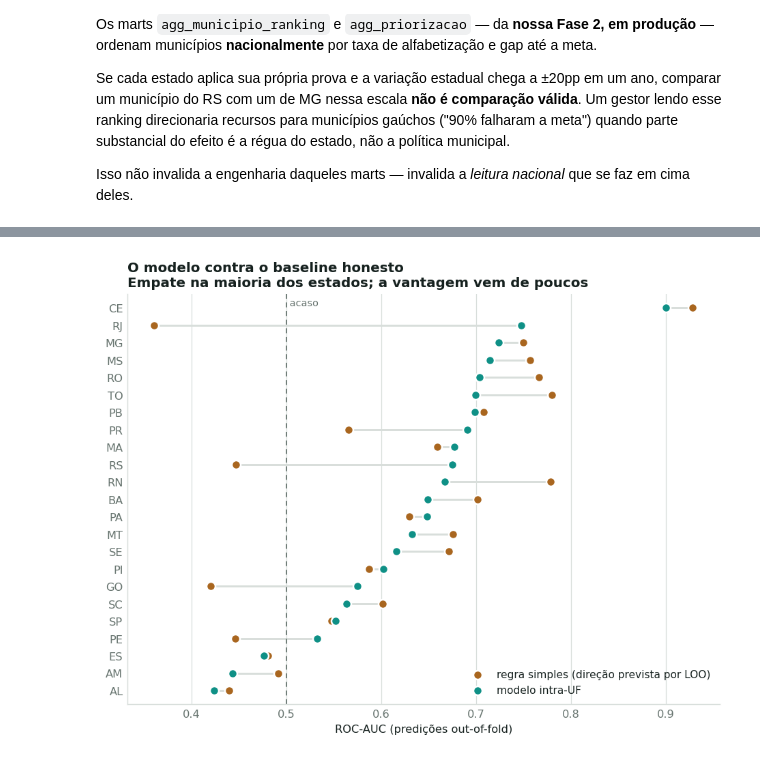
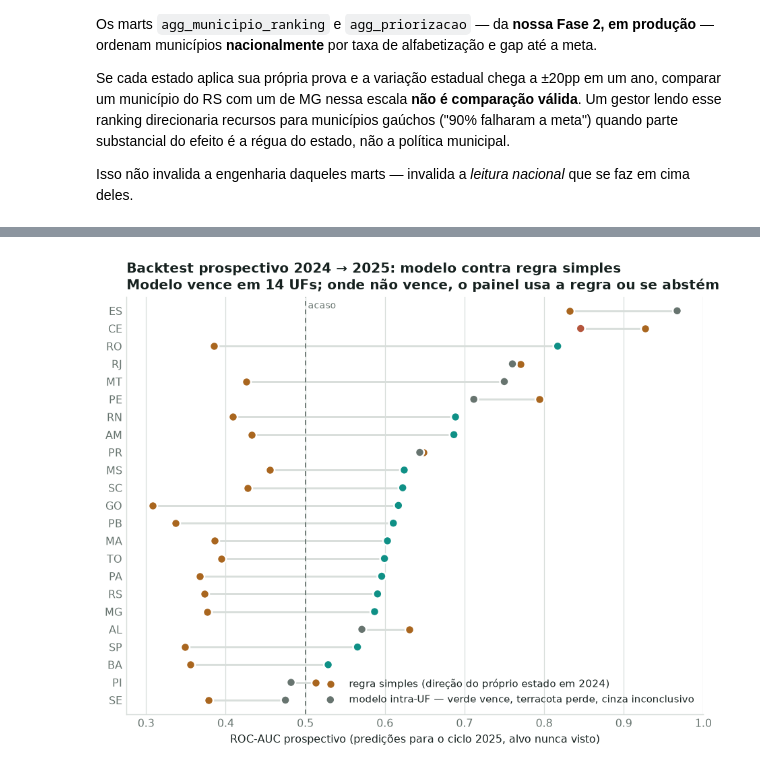
Before and after one commit to luizmaibashi/painel-alfabetizacao-cgu, a Jupyter notebook: notebooks/01_analise_completa.ipynb, the cells around one changed output, grey strips where cells are left out. Drawn from its saved outputs; the diff is of its cells as text; code cells hidden in the pictures.

```diff
--- a/notebooks/01_analise_completa.ipynb
+++ b/notebooks/01_analise_completa.ipynb
@@ -324,49 +345,69 @@ frequência.
 # %%
-rk = carregar("ranking_intra_uf.json")
-met = pd.DataFrame(rk["metricas_por_uf"]).sort_values("auc_modelo")
+bt = carregar("backtest_prospectivo_2025.json")
+rk_full = carregar("ranking_prospectivo_2025.json")
 
-fig, ax = plt.subplots(figsize=(7.2, 5.6))
+# Os dois JSONs saem do mesmo main() do 05_backtest_prospectivo_2025.py.
+# Se um foi regenerado e o outro nao (execucao parcial), o notebook estaria
+# misturando o backtest de um ciclo com o contrato de outro -- trava aqui.
+assert bt["resumo"]["municipios"] == rk_full["resumo"]["municipios"], (
+    "backtest e ranking prospectivo divergem em n de municipios -- regenere os dois")
+assert bt["resumo"]["ufs"] == rk_full["resumo"]["ufs"], (
+    "backtest e ranking prospectivo divergem em n de UFs -- regenere os dois")
+
+met = pd.DataFrame(bt["metricas_por_uf"]).sort_values("auc_modelo")
+
+# .get com fallback: se um ciclo futuro introduzir um veredito novo
+# (ex.: "baseline_vence"), o ponto sai cinza em vez de quebrar o notebook.
+COR_VEREDITO = {"modelo_vence": TEAL, "modelo_perde": TERRACOTA, "inconclusivo": MUTED}
+
+fig, ax = plt.subplots(figsize=(7.2, 5.8))
 y = np.arange(len(met))
 
-# haste ligando os dois valores — o que importa é a DISTÂNCIA entre eles
-for yi, (a, b) in enumerate(zip(met.auc_baseline_honesto, met.auc_modelo)):
+# haste ligando baseline e modelo — o que importa é a DISTÂNCIA entre eles
+for yi, (a, b) in enumerate(zip(met.auc_baseline, met.auc_modelo)):
     ax.plot([a, b], [yi, yi], color=GRID, lw=1.6, zorder=1, solid_capstyle="round")
 
-ax.scatter(met.auc_baseline_honesto, y, s=52, color=AMBAR, zorder=3,
-           label="regra simples (direção prevista por LOO)", edgecolor="white", linewidth=1.4)
-ax.scatter(met.auc_modelo, y, s=52, color=TEAL, zorder=3,
-           label="modelo intra-UF", edgecolor="white", linewidth=1.4)
+ax.scatter(met.auc_baseline, y, s=52, color=AMBAR, zorder=3,
+           label="regra simples (direção do próprio estado em 2024)",
+           edgecolor="white", linewidth=1.4)
+ax.scatter(met.auc_modelo, y, s=52,
+           color=[COR_VEREDITO.get(v, MUTED) for v in met.veredito], zorder=3,
+           label="modelo intra-UF — verde vence, terracota perde, cinza inconclusivo",
+           edgecolor="white", linewidth=1.4)
 
 ax.axvline(0.5, color=MUTED, lw=1, ls=(0, (4, 3)), zorder=2)
-ax.set_ylim(-0.8, len(met) - 0.2)   # folga no topo para o rótulo do acaso
+ax.set_ylim(-0.8, len(met) - 0.2)
 ax.text(0.5, len(met) - 0.45, " acaso", fontsize=8, color=MUTED, va="top")
 
 ax.set_yticks(y, met.uf)
-ax.set_xlabel("ROC-AUC (predições out-of-fold)")
-ax.set_title("O modelo contra o baseline honesto\n"
-             "Empate na maioria dos estados; a vantagem vem de poucos",
+ax.set_xlabel("ROC-AUC prospectivo (predições para o ciclo 2025, alvo nunca visto)")
+ax.set_title("Backtest prospectivo 2024 → 2025: modelo contra regra simples\n"
+             "Modelo vence em 14 UFs; onde não vence, o painel usa a regra ou se abstém",
              loc="left", fontweight="bold", color=INK)
 ax.grid(axis="x", color=GRID, lw=0.7, zorder=0)
 ax.set_axisbelow(True)
 ax.tick_params(length=0)
 ax.legend(frameon=False, loc="lower right", fontsize=8.5)
 fig.tight_layout()
 fig.savefig(IMAGES / "modelo_vs_intuicao_por_uf.png", bbox_inches="tight", facecolor="white")
 plt.show()
 
-res = rk["resumo"]
-print("  AS TRÊS BARRAS (média ponderada):")
-print(f"    regra trivial 'pior primeiro'      {res['auc_dir_pior_ponderado']:.4f}  <- régua INVÁLIDA (ADR-0005)")
-print(f"    regra trivial 'melhor primeiro'    {res['auc_dir_melhor_ponderado']:.4f}  (a mesma regra, invertida)")
-print(f"    baseline HONESTO (direção por LOO) {res['auc_baseline_honesto_ponderado']:.4f}  <- a comparação válida")
-print(f"    MODELO                             {res['auc_modelo_ponderado']:.4f}  ({res['ganho_sobre_baseline']:+.4f})")
+res = bt["resumo"]
+print("  MÉDIA PONDERADA POR MUNICÍPIO (backtest prospectivo):")
+print(f"    regra simples  AUC {res['auc_baseline_ponderado']:.4f}")
+print(f"    MODELO         AUC {res['auc_modelo_ponderado']:.4f}  ({res['ganho_ponderado']:+.4f})")
 print()
 print(f"  Municípios pontuados: {res['municipios']:,}".replace(",", "."))
-print(f"  Veredito por UF (IC95% pareado): vence {res['ufs_modelo_vence']}, "
-      f"empata {res['ufs_inconclusivo']}, perde {res['ufs_modelo_perde']}")
+print(f"  n de UFs: {res['ufs']}")
+print(f"  Veredito por UF (IC95% bootstrap pareado, {res['reamostragens_bootstrap']} reamostragens):")
+print(f"    modelo vence   {res['ufs_modelo_vence']}")
+print(f"    inconclusivo   {res['ufs_inconclusivo']}")
+print(f"    modelo perde   {res['ufs_modelo_perde']}")
 print()
-print(f"  A DIREÇÃO INVERTE: 'melhor primeiro' vale em {res['ufs_direcao_melhor_primeiro']} UFs,")
-print(f"  'pior primeiro' em {res['ufs_direcao_pior_primeiro']}. A média de {res['auc_dir_pior_ponderado']:.4f} era")
-print("  esses dois grupos se cancelando — não um erro sistemático único.")
+rk = rk_full["resumo"]
+print("  CONTRATO DE USO DO PAINEL (ADR-0010), derivado do veredito acima:")
+print(f"    ranking do modelo  {rk['ufs_ranking_modelo']} UFs")
+print(f"    regra simples      {rk['ufs_regra_simples']} UF (CE)")
+print(f"    abstenção          {rk['ufs_abster']} UFs — o painel diz que não há recomendação")
 # %% [output]
-[figure, old version]
+[figure, new version]
```
Also changed, not shown: parts of 10 cells of this notebook, 3 other files.
